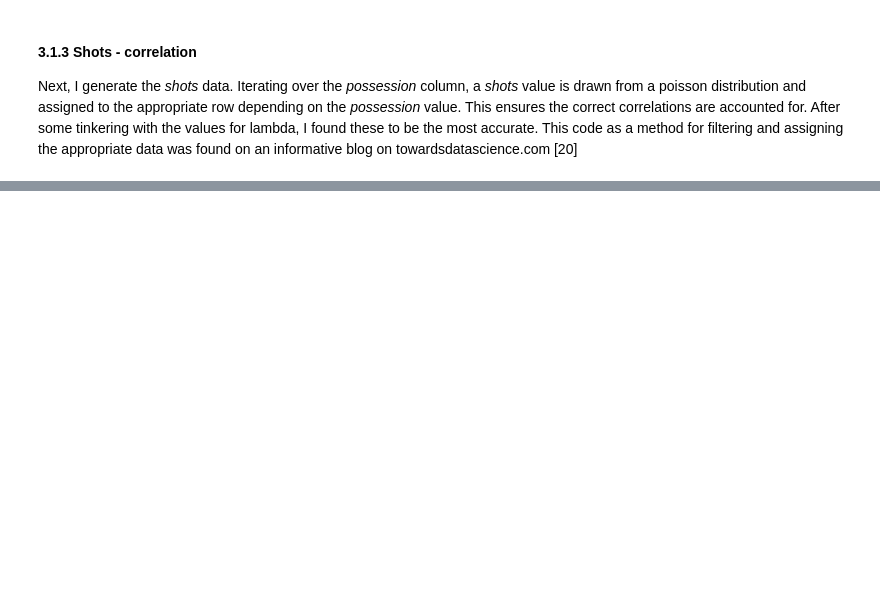
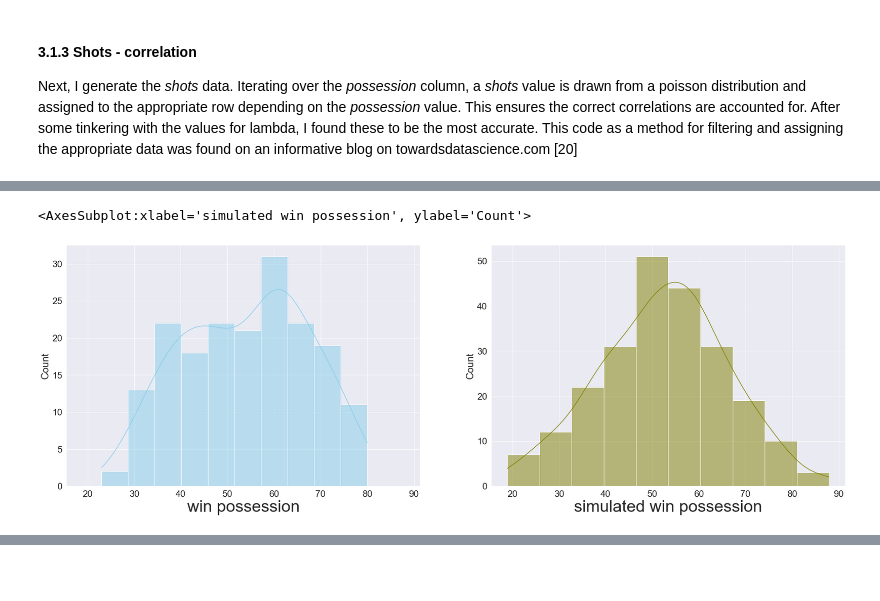
Before and after one commit to colm-o-caoimh/FootballSimulation, a Jupyter notebook: PDA_Project2020.ipynb, the cells around one changed output, grey strips where cells are left out. Cells and saved outputs as stored; diff of their text form; code cells hidden in the pictures; blank space fills up the shorter version.

```diff
--- a/PDA_Project2020.ipynb
+++ b/PDA_Project2020.ipynb
@@ -937,0 +1018,18 @@ win_sim_df
+# %%
+# Create a dictionary so we can combine the meta data for the series
+win_sim_poss_dict = { 'win possession': win_possession, 'simulated win possession': win_sim_df.Possession }
+
+# Create a dataframe from the dict
+win_possession_comparison = pd.DataFrame(win_sim_poss_dict)
+
+# plot on three separate histograms side by side
+f, axes = plt.subplots(1, 2, figsize=(30, 10), sharex=True)
+
+axes[0].set_xlabel('win possession', fontdict={'fontsize' : 40})
+axes[1].set_xlabel('simulated win possession', fontdict={'fontsize' : 40})
+
+sns.histplot( win_possession_comparison["win possession"] , bins=10, color="skyblue", kde=True, ax=axes[0])
+sns.histplot( win_possession_comparison["simulated win possession"] , bins=10, color="olive", kde=True, ax=axes[1])
+# %% [output]
+<AxesSubplot:xlabel='simulated win possession', ylabel='Count'>
+[figure, added]
```
Also changed, not shown: parts of 121 cells of this notebook.
